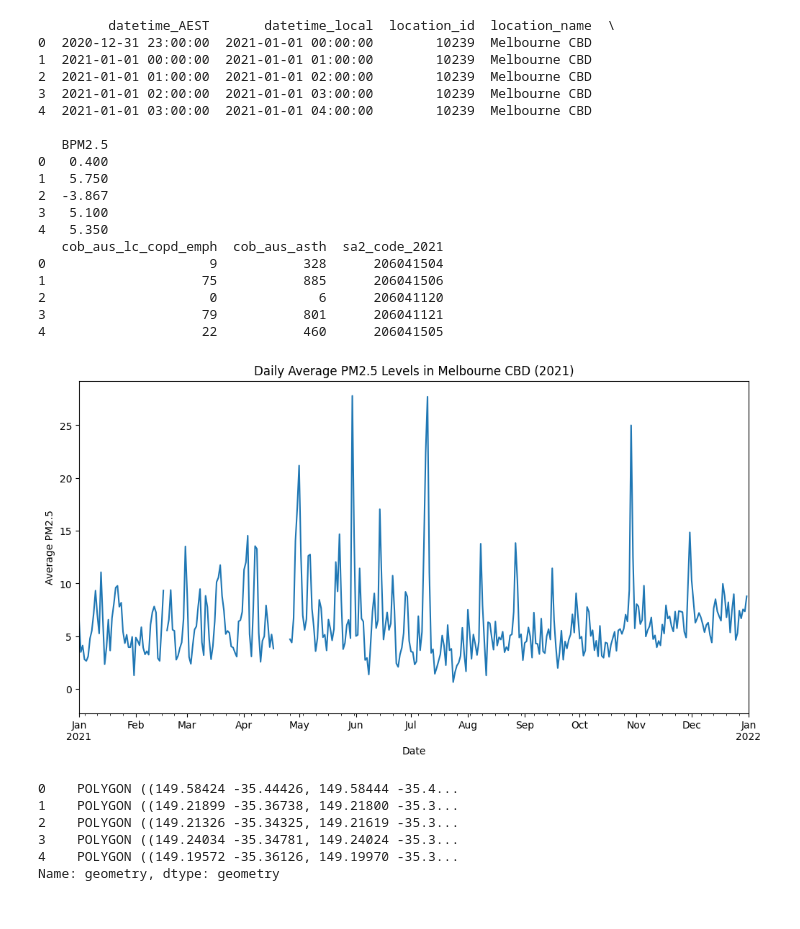
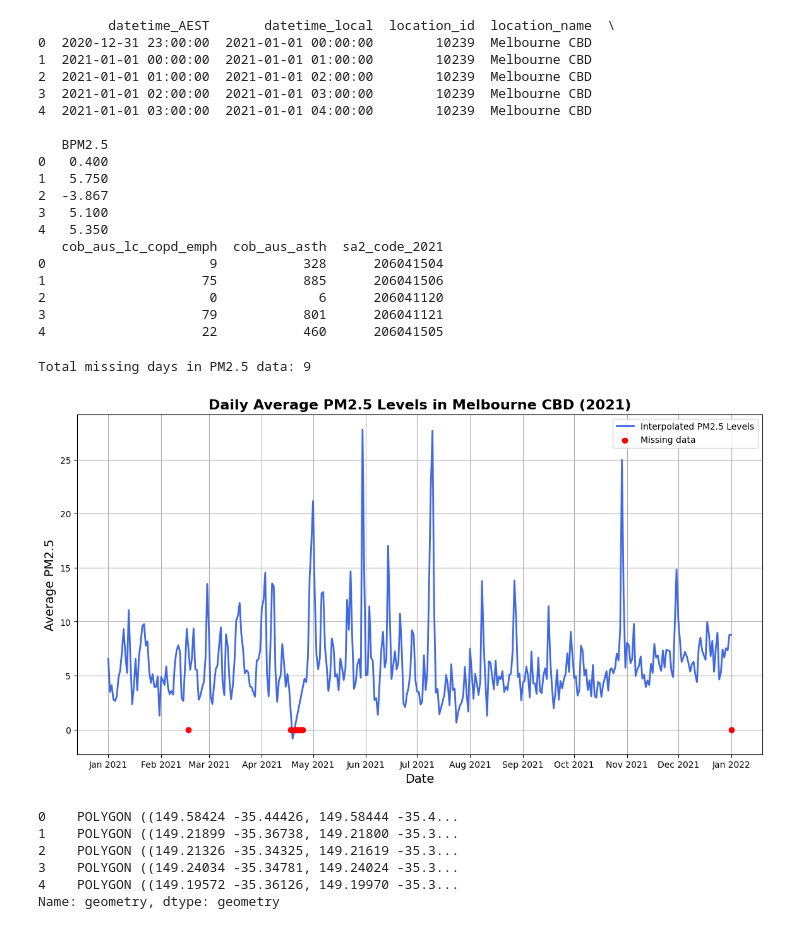
Before and after one commit to NoahELE/Cluster-and-Cloud-Computing-A2, a Jupyter notebook: air_quality&asthma_copd.ipynb, the cells around one changed output. Saved outputs shown, nothing was run; the diff lists cells and outputs as text; code cells hidden in the pictures.

Commit message:
handle missing values in air quality dataset

```diff
--- a/air_quality&asthma_copd.ipynb
+++ b/air_quality&asthma_copd.ipynb
@@ -32,22 +33,49 @@ print(health_data.head())
 2                     0             6      206041120
 3                    79           801      206041121
 4                    22           460      206041505
-# %%
-# transfer to datetime format and set index
-air_quality['datetime_local'] = pd.to_datetime(air_quality['datetime_local'])
-air_quality.set_index('datetime_local', inplace=True)
-
-# calculate average PM2.5 daily
-daily_pm25 = air_quality['BPM2.5'].resample('D').mean()
-
-# draw time series plot
-plt.figure(figsize=(12, 6))
-daily_pm25.plot(title='Daily Average PM2.5 Levels in Melbourne CBD (2021)')
-plt.xlabel('Date')
-plt.ylabel('Average PM2.5')
-plt.show()
-# %% [output]
-[figure, removed]
+# %%
+# Convert 'datetime_local' column to datetime and set it as index
+air_quality['datetime_local'] = pd.to_datetime(air_quality['datetime_local'])
+air_quality.set_index('datetime_local', inplace=True)
+
+# Calculate daily average PM2.5 levels
+daily_pm25 = air_quality['BPM2.5'].resample('D').mean()
+
+# Check for missing data and interpolate if necessary
+missing_data_count = daily_pm25.isnull().sum()
+print(f"Total missing days in PM2.5 data: {missing_data_count}")
+
+# Interpolating missing data using linear interpolation
+daily_pm25_interpolated = daily_pm25.interpolate()
+
+# Create a plot with improved aesthetics
+plt.figure(figsize=(14, 7))
+plt.plot(daily_pm25_interpolated.index, daily_pm25_interpolated, label='Interpolated PM2.5 Levels', color='royalblue', linewidth=2)
+
+# Highlighting missing data points before interpolation
+missing_data_points = daily_pm25[daily_pm25.isnull()]
+plt.scatter(missing_data_points.index, [0]*len(missing_data_points), color='red', label='Missing data', zorder=5)
+
+# Adding title and labels with additional styling
+plt.title('Daily Average PM2.5 Levels in Melbourne CBD (2021)', fontsize=16, fontweight='bold')
+plt.xlabel('Date', fontsize=14)
+plt.ylabel('Average PM2.5', fontsize=14)
+
+# Improve the x-axis date formatting
+plt.gca().xaxis.set_major_locator(mdates.MonthLocator())
+plt.gca().xaxis.set_major_formatter(mdates.DateFormatter('%b %Y'))
+
+# Add a legend to the plot
+plt.legend()
+
+# Add grid for better readability
+plt.grid(True)
+
+# Show the plot
+plt.show()
+# %% [output]
+Total missing days in PM2.5 data: 9
+[figure, added]
 # %%
 # Load the geographical data for Melbourne Inner SA2
 gdf = gpd.read_file('data/SA2_2021_AUST_SHP_GDA2020/SA2_2021_AUST_GDA2020.shp').to_crs(epsg=4326)
```
Also changed, not shown: parts of 1 cell of this notebook.
